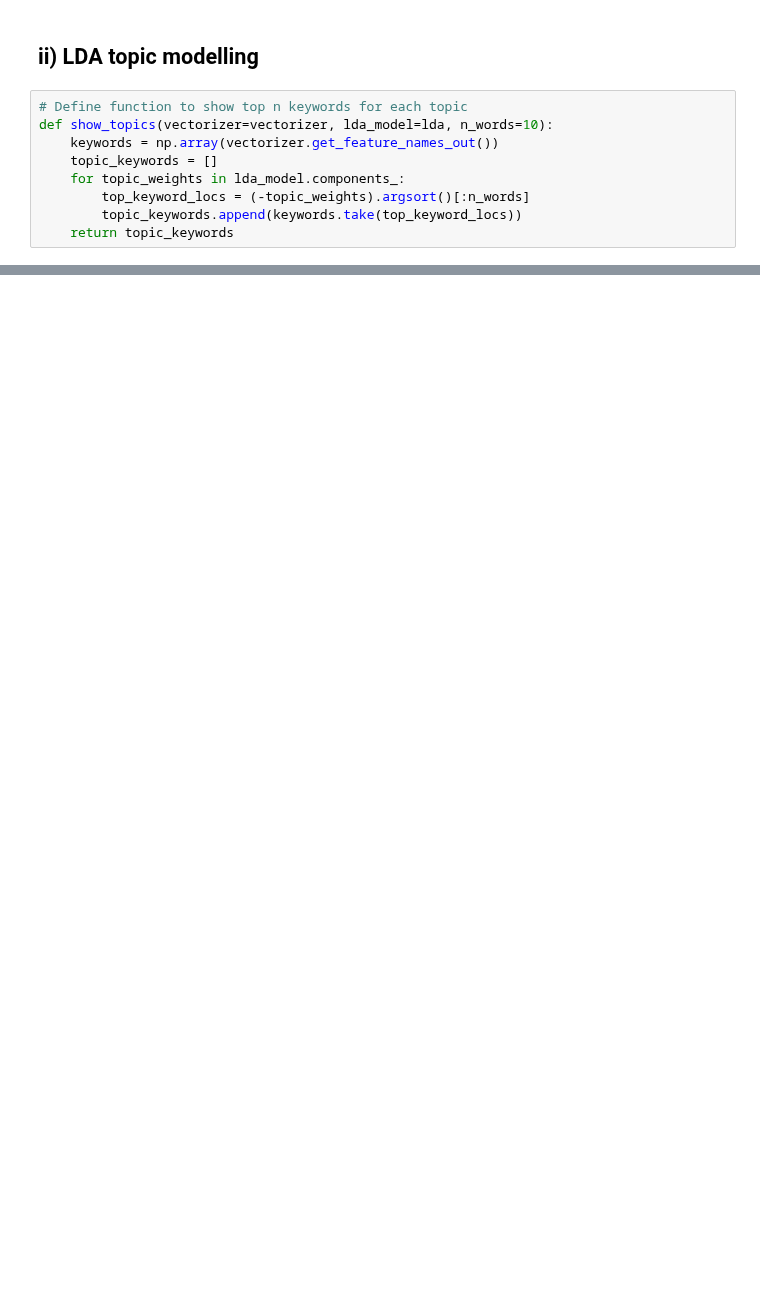
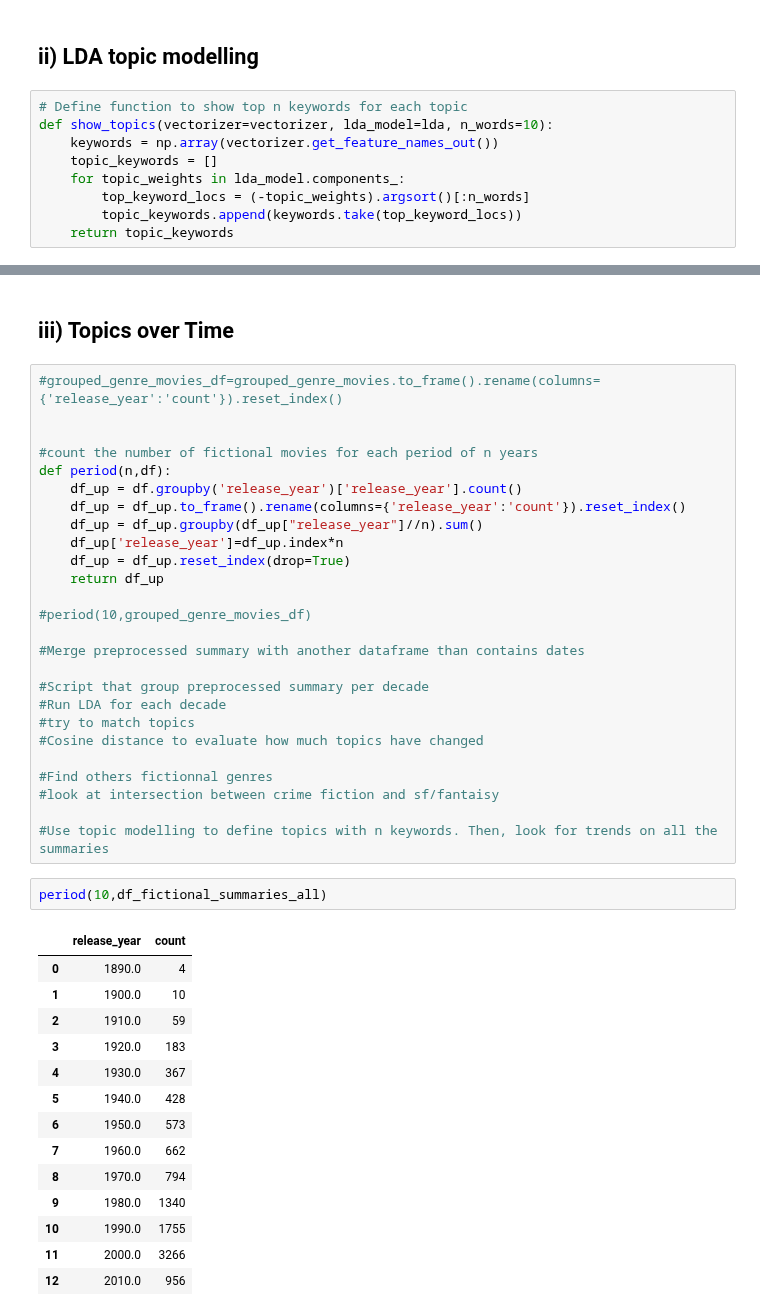
Before and after one commit to epfl-ada/ada-2023-project-thepiratesofthestreet, a Jupyter notebook: milestone3.ipynb, the cells around one changed output, grey strips where cells are left out. Cells and saved outputs as stored; diff of their text form; blank space fills up the shorter version.

```diff
--- a/milestone3.ipynb
+++ b/milestone3.ipynb
@@ -236,0 +250,45 @@ topic_modeling.plot_top_words(lda, tf_feature_names, 10, n_topics=n_topics, titl
+# %% [markdown]
+## iii) Topics over Time
+# %%
+#grouped_genre_movies_df=grouped_genre_movies.to_frame().rename(columns={'release_year':'count'}).reset_index()
+
+
+#count the number of fictional movies for each period of n years
+def period(n,df):
+    df_up = df.groupby('release_year')['release_year'].count()
+    df_up = df_up.to_frame().rename(columns={'release_year':'count'}).reset_index()
+    df_up = df_up.groupby(df_up["release_year"]//n).sum()
+    df_up['release_year']=df_up.index*n
+    df_up = df_up.reset_index(drop=True)
+    return df_up
+
+#period(10,grouped_genre_movies_df)
+
+#Merge preprocessed summary with another dataframe than contains dates
+
+#Script that group preprocessed summary per decade
+#Run LDA for each decade
+#try to match topics
+#Cosine distance to evaluate how much topics have changed
+
+#Find others fictionnal genres
+#look at intersection between crime fiction and sf/fantaisy
+
+#Use topic modelling to define topics with n keywords. Then, look for trends on all the summaries
+# %%
+period(10,df_fictional_summaries_all)
+# %% [output]
+|  | release_year | count |
+| 0 | 1890.0 | 4 |
+| 1 | 1900.0 | 10 |
+| 2 | 1910.0 | 59 |
+| 3 | 1920.0 | 183 |
+| 4 | 1930.0 | 367 |
+| 5 | 1940.0 | 428 |
+| 6 | 1950.0 | 573 |
+| 7 | 1960.0 | 662 |
+| 8 | 1970.0 | 794 |
+| 9 | 1980.0 | 1340 |
+| 10 | 1990.0 | 1755 |
+| 11 | 2000.0 | 3266 |
+| 12 | 2010.0 | 956 |
```
Also changed, not shown: parts of 14 cells of this notebook.
